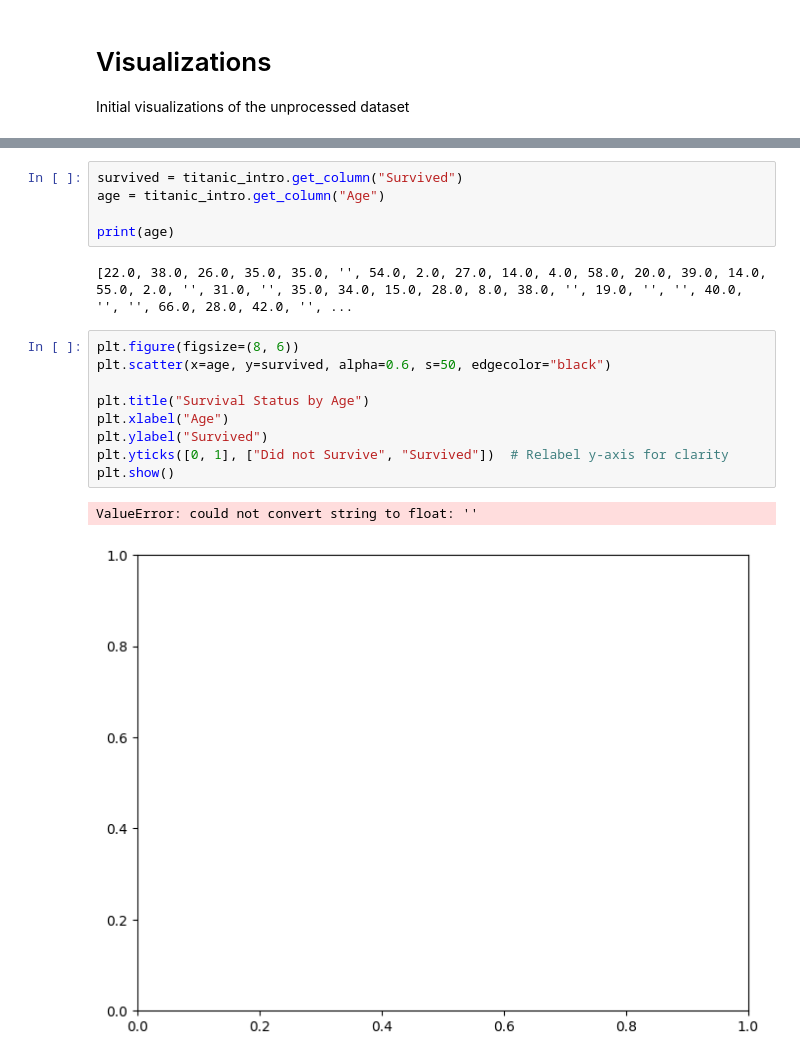
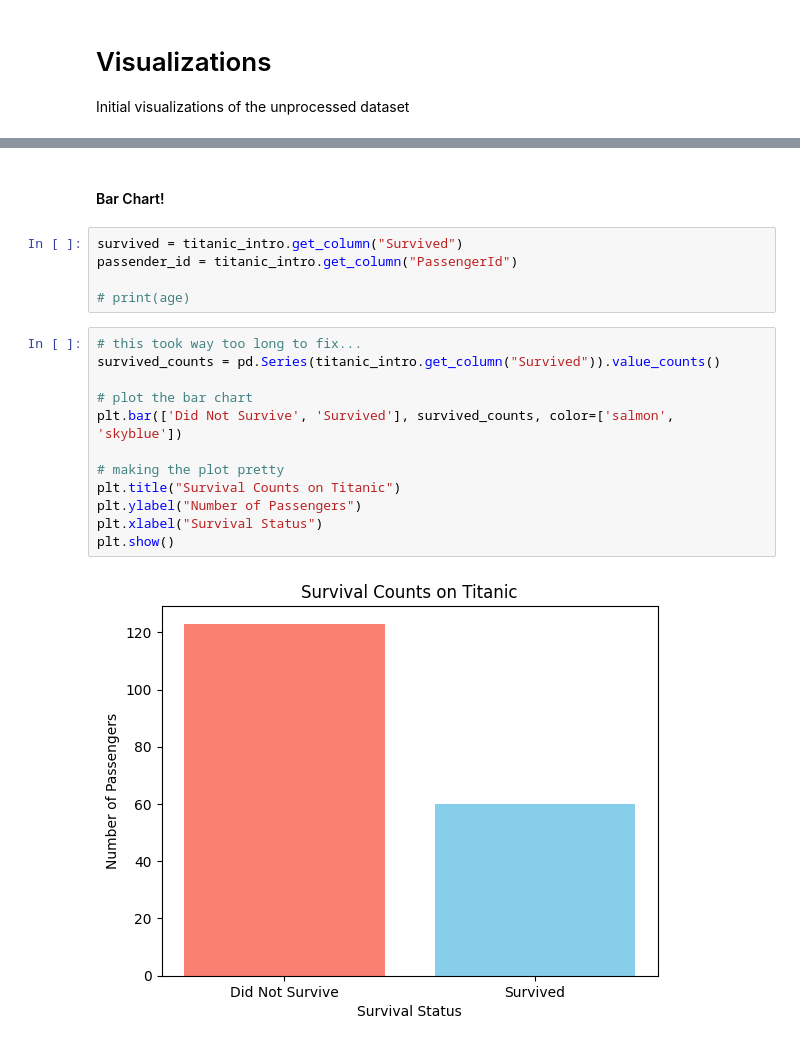
Before and after one commit to ulrichsene/titanicClassification, a Jupyter notebook: titanic.ipynb, the cells around one changed output, grey strips where cells are left out. Saved outputs shown, nothing was run; the diff lists cells and outputs as text.

```diff
--- a/titanic.ipynb
+++ b/titanic.ipynb
@@ -42,22 +62,24 @@ Initial visualizations of the unprocessed dataset
+# %% [markdown]
+#### Bar Chart!
 # %%
 survived = titanic_intro.get_column("Survived")
-age = titanic_intro.get_column("Age")
+passender_id = titanic_intro.get_column("PassengerId")
 
-print(age)
+# print(age)
-# %% [output]
-[22.0, 38.0, 26.0, 35.0, 35.0, '', 54.0, 2.0, 27.0, 14.0, 4.0, 58.0, 20.0, 39.0, 14.0, 55.0, 2.0, '', 31.0, '', 35.0, 34.0, 15.0, 28.0, 8.0, 38.0, '', 19.0, '', '', 40.0, '', '', 66.0, 28.0, 42.0, '', ...
-# %%
-plt.figure(figsize=(8, 6))
-plt.scatter(x=age, y=survived, alpha=0.6, s=50, edgecolor="black")
-
-plt.title("Survival Status by Age")
-plt.xlabel("Age")
-plt.ylabel("Survived")
-plt.yticks([0, 1], ["Did not Survive", "Survived"])  # Relabel y-axis for clarity
-plt.show()
-# %% [output]
-ValueError: could not convert string to float: ''
-[figure, removed]
+# %%
+# this took way too long to fix...
+survived_counts = pd.Series(titanic_intro.get_column("Survived")).value_counts()
+
+# plot the bar chart
+plt.bar(['Did Not Survive', 'Survived'], survived_counts, color=['salmon', 'skyblue'])
+
+# making the plot pretty
+plt.title("Survival Counts on Titanic")
+plt.ylabel("Number of Passengers")
+plt.xlabel("Survival Status")
+plt.show()
+# %% [output]
+[figure, added]
 # %% [markdown]
 # Summary Statistics
 For each column, the average, median, mode are computed and displayed for continuous values.
```
Also changed, not shown: parts of 16 cells of this notebook, 2 other files.
